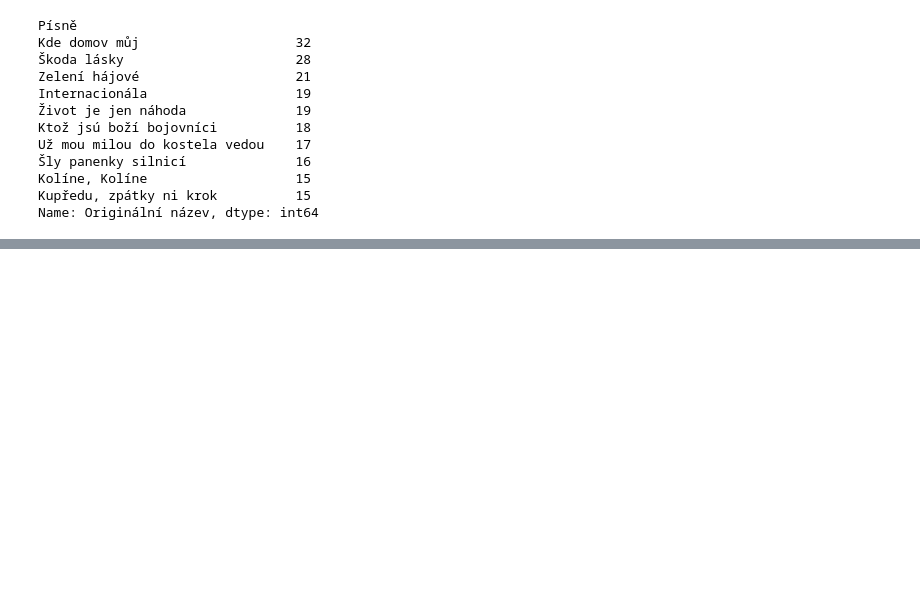
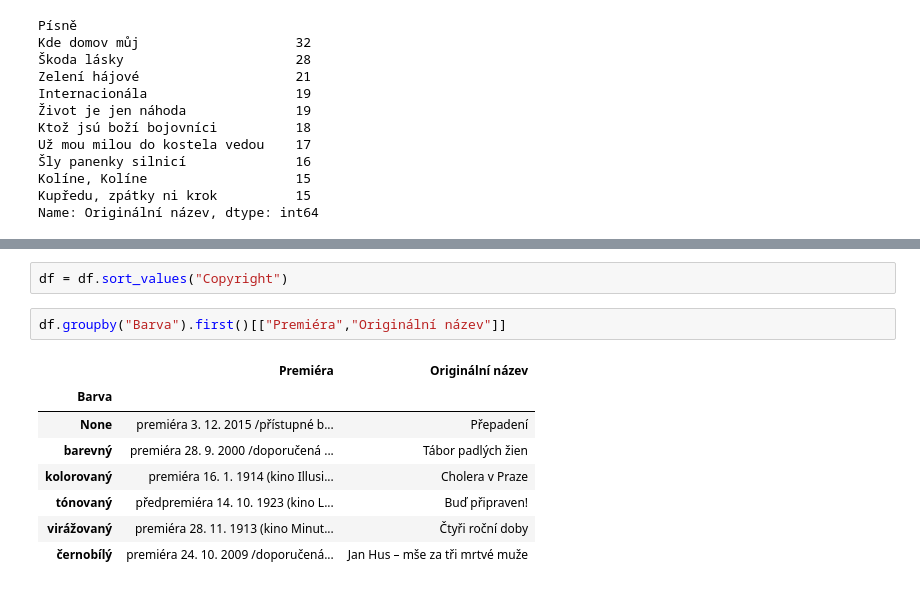
Before and after one commit to DataRozhlas/filmovy-prehled, a Jupyter notebook: 10 explorace filmů.ipynb, the cells around one changed output, grey strips where cells are left out. Saved outputs shown, nothing was run; the diff lists cells and outputs as text; blank space fills up the shorter version.

```diff
--- a/10 explorace filmů.ipynb
+++ b/10 explorace filmů.ipynb
@@ -47,0 +177,13 @@ Name: Originální název, dtype: int64
+# %%
+df = df.sort_values("Copyright")
+# %%
+df.groupby("Barva").first()[["Premiéra","Originální název"]]
+# %% [output]
+|  | Premiéra | Originální název |
+| Barva |  |  |
+| None | premiéra 3. 12. 2015 /přístupné b... | Přepadení |
+| barevný | premiéra 28. 9. 2000 /doporučená ... | Tábor padlých žien |
+| kolorovaný | premiéra 16. 1. 1914 (kino Illusi... | Cholera v Praze |
+| tónovaný | předpremiéra 14. 10. 1923 (kino L... | Buď připraven! |
+| virážovaný | premiéra 28. 11. 1913 (kino Minut... | Čtyři roční doby |
+| černobílý | premiéra 24. 10. 2009 /doporučená... | Jan Hus – mše za tři mrtvé muže |
```
Also changed, not shown: parts of 18 cells of this notebook, 6 other files.
